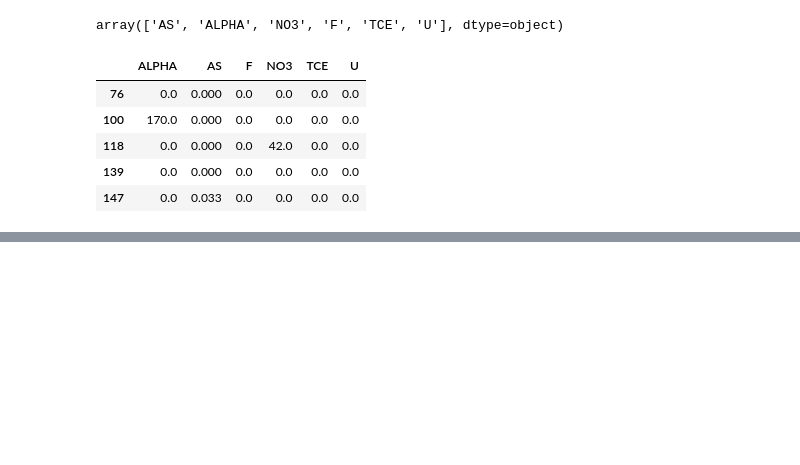
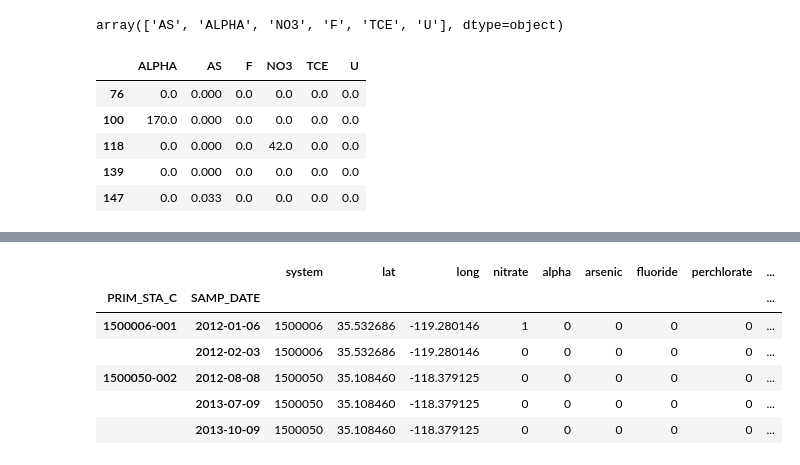
Before and after one commit to waterdatacollaborative/NicoleLook_Drinking-Water-Contaminant-Classification, a Jupyter notebook: Capstone.ipynb, the cells around one changed output, grey strips where cells are left out. Cells and saved outputs as stored; diff of their text form; code cells hidden in the pictures; blank space fills up the shorter version.

```diff
--- a/Capstone.ipynb
+++ b/Capstone.ipynb
@@ -472,6 +472,10 @@ grouped_kern.head(10)
 |  | 2015-07-21 | 1500050 | 35.108460 | -118.379125 | 0 | 0 | 0 | 0 | ... |
 |  | 2016-02-18 | 1500050 | 35.108460 | -118.379125 | 0 | 0 | 0 | 0 | ... |
 |  | 2018-08-13 | 1500050 | 35.108460 | -118.379125 | 0 | 0 | 0 | 0 | ... |
+# %%
+# renaming columns for brevity
+grouped_kern.columns = ['system', 'lat', 'long', 'nitrate', 'alpha', 'arsenic', 'pce',
+                        'fluoride', 'perchlorate', 'uranium_(PCI/L)', 'uranium_mda95']
 # %%
 grouped_kern.shape
 # %% [output]
@@ -501,2 +505,4 @@ Name: URANIUM MDA95, dtype: int64
 # %% [markdown]
 Since there were no samples of Tetrachloroethylene over the MCL, will not be able to model to detect it. Arsenic provides the most hits above MCL, while all the others create very unbalanced classes.
+# %%
+grouped_kern.drop('pce', axis=1, inplace=True)
@@ -977,0 +1004,10 @@ ValueError: Incompatible dimension for X and Y matrices: X.shape[1] == 11122 whi
+# %%
+grouped_kern.head()
+# %% [output]
+|  |  | system | lat | long | nitrate | alpha | arsenic | fluoride | perchlorate | ... |
+| PRIM_STA_C | SAMP_DATE |  |  |  |  |  |  |  |  | ... |
+| 1500006-001 | 2012-01-06 | 1500006 | 35.532686 | -119.280146 | 1 | 0 | 0 | 0 | 0 | ... |
+|  | 2012-02-03 | 1500006 | 35.532686 | -119.280146 | 0 | 0 | 0 | 0 | 0 | ... |
+| 1500050-002 | 2012-08-08 | 1500050 | 35.108460 | -118.379125 | 0 | 0 | 0 | 0 | 0 | ... |
+|  | 2013-07-09 | 1500050 | 35.108460 | -118.379125 | 0 | 0 | 0 | 0 | 0 | ... |
+|  | 2013-10-09 | 1500050 | 35.108460 | -118.379125 | 0 | 0 | 0 | 0 | 0 | ... |
```
Also changed, not shown: parts of 28 cells of this notebook.
